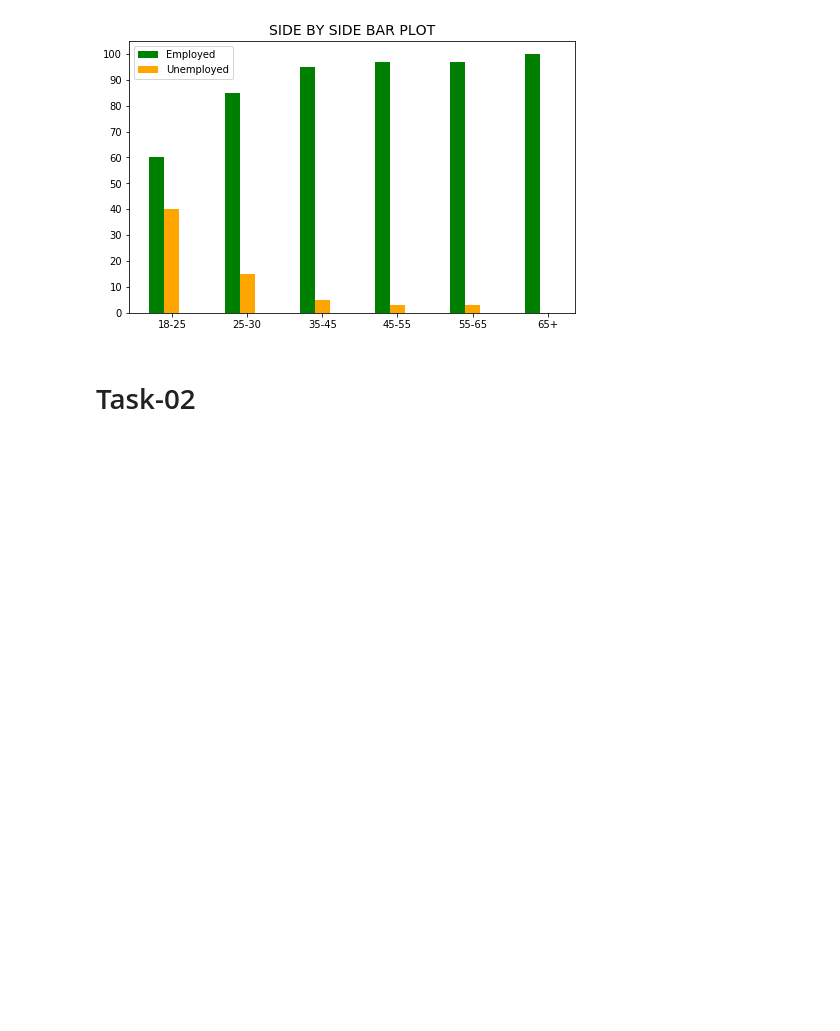
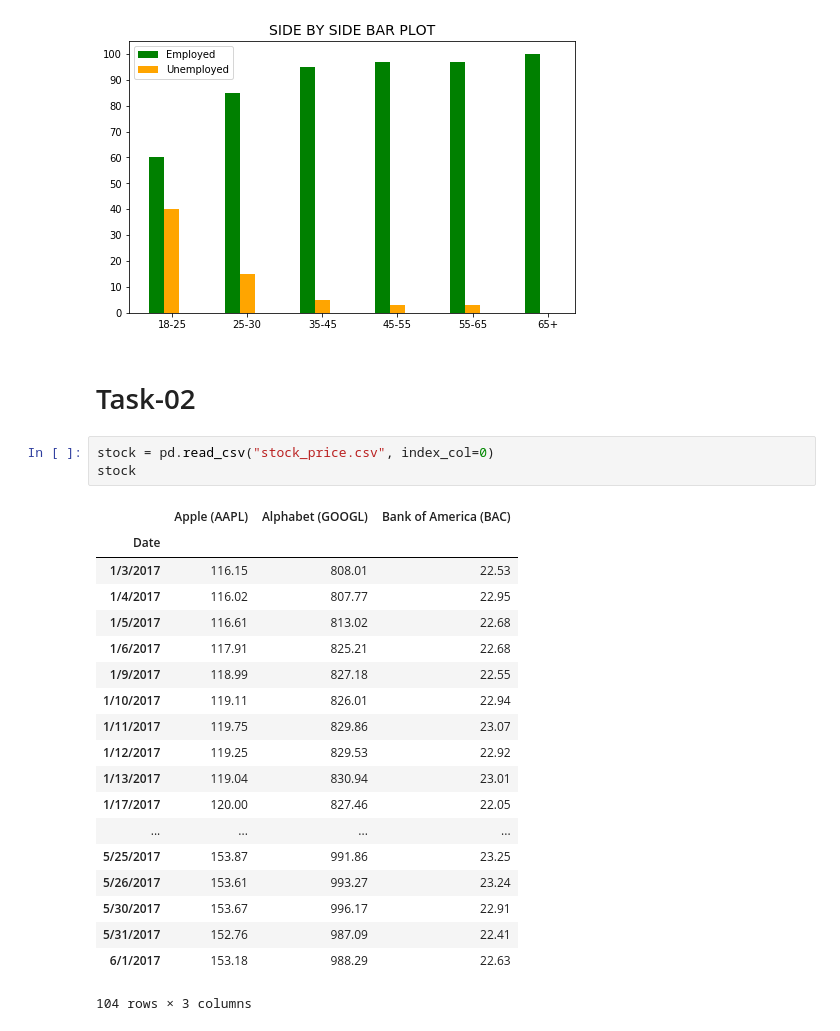
Before and after one commit to Salmankh3/Saylani_DS, a Jupyter notebook: Assignments/Assignment04/Cross-Table-02.ipynb, the cells around one changed output. Drawn from its saved outputs; the diff is of its cells as text; blank space fills up the shorter version.

```diff
--- a/Assignments/Assignment04/Cross-Table-02.ipynb
+++ b/Assignments/Assignment04/Cross-Table-02.ipynb
@@ -92,3 +92,26 @@ plt.show()
 [figure]
 # %% [markdown]
 # Task-02
+# %%
+stock = pd.read_csv("stock_price.csv", index_col=0)
+stock
+# %% [output]
+|  | Apple (AAPL) | Alphabet (GOOGL) | Bank of America (BAC) |
+| Date |  |  |  |
+| 1/3/2017 | 116.15 | 808.01 | 22.53 |
+| 1/4/2017 | 116.02 | 807.77 | 22.95 |
+| 1/5/2017 | 116.61 | 813.02 | 22.68 |
+| 1/6/2017 | 117.91 | 825.21 | 22.68 |
+| 1/9/2017 | 118.99 | 827.18 | 22.55 |
+| 1/10/2017 | 119.11 | 826.01 | 22.94 |
+| 1/11/2017 | 119.75 | 829.86 | 23.07 |
+| 1/12/2017 | 119.25 | 829.53 | 22.92 |
+| 1/13/2017 | 119.04 | 830.94 | 23.01 |
+| 1/17/2017 | 120.00 | 827.46 | 22.05 |
+| ... | ... | ... | ... |
+| 5/25/2017 | 153.87 | 991.86 | 23.25 |
+| 5/26/2017 | 153.61 | 993.27 | 23.24 |
+| 5/30/2017 | 153.67 | 996.17 | 22.91 |
+| 5/31/2017 | 152.76 | 987.09 | 22.41 |
+| 6/1/2017 | 153.18 | 988.29 | 22.63 |
+104 rows × 3 columns
```
Also changed, not shown: parts of 5 cells of this notebook.
